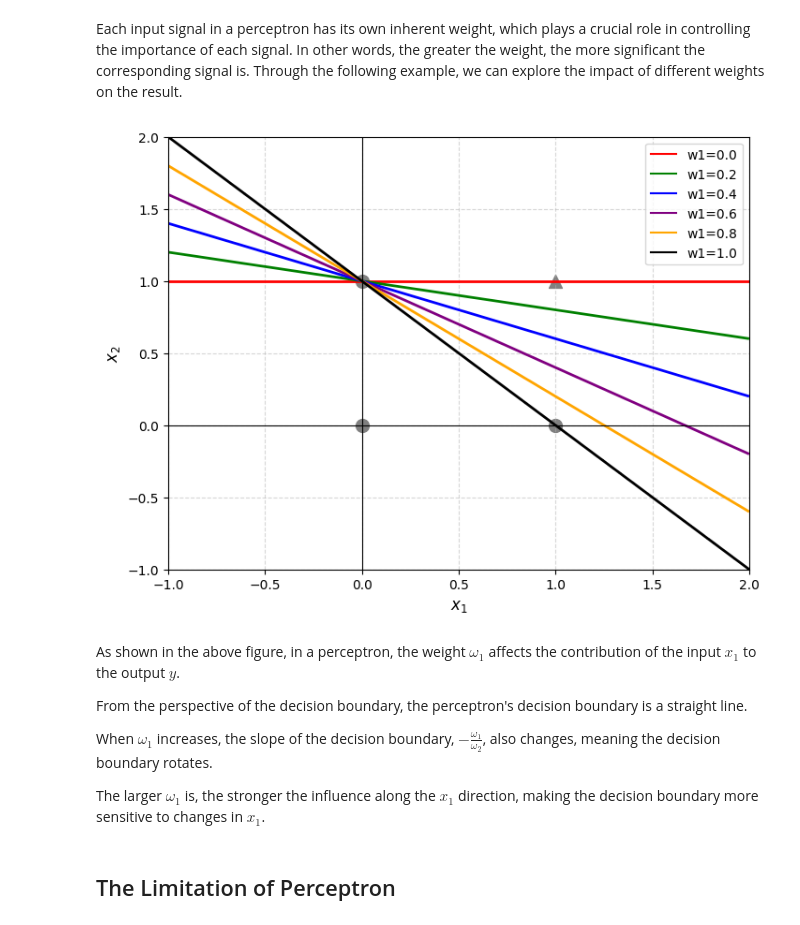
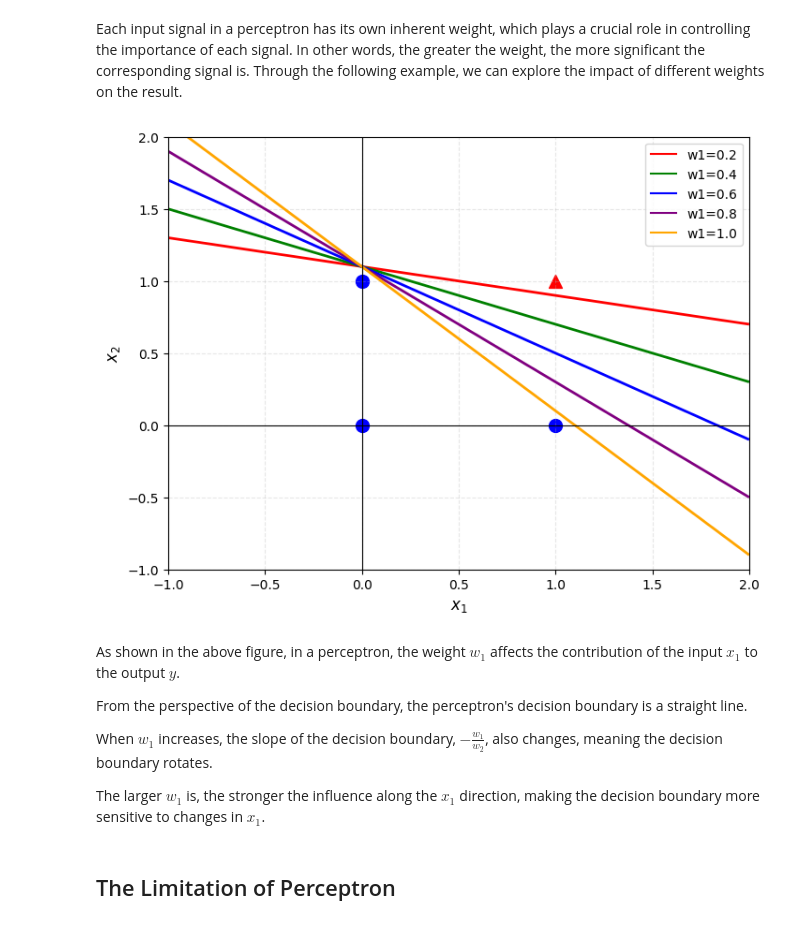
Before and after one commit to Bristol-Training/intro-to-ai, a Jupyter notebook: TheoryPart1/TheoryPart1_Boyi.ipynb, the cells around one changed output. Drawn from its saved outputs; the diff is of its cells as text; code cells hidden in the pictures.

Commit message:
20250327_Boyi_Polishing & Adding Functions
Boyi to polish his section on the feedback above and then merge on github
Boyi to add decision boundary functions to Huw's code.

```diff
--- a/TheoryPart1/TheoryPart1_Boyi.ipynb
+++ b/TheoryPart1/TheoryPart1_Boyi.ipynb
@@ -66,10 +66,10 @@ def draw_decision_boundary_and_gate(w1,w2,b):
     # Plotting the data points
     point_pos_x1 = np.array([1])
     point_pos_x2 = np.array([1])
-    plt.scatter(point_pos_x1, point_pos_x2, color='gray', marker='^', s=100)
+    plt.scatter(point_pos_x1, point_pos_x2, color='red', marker='^', s=100)
     point_neg_x1 = np.array([0, 1,0])
     point_neg_x2 = np.array([1, 0,0])
-    plt.scatter(point_neg_x1, point_neg_x2, color='gray', marker='o', s=100)
+    plt.scatter(point_neg_x1, point_neg_x2, color='blue', marker='o', s=100)
 
     # Drawing the decision boundary
     x1_vals = np.linspace(-1, 2, 100)
@@ -86,10 +86,10 @@ def draw_decision_boundary_and_gate(w1,w2,b):
     plt.ylabel('$x_2$', fontsize=12)
     plt.axhline(0, color='black', linewidth=0.8)
     plt.axvline(0, color='black', linewidth=0.8)
-    plt.grid(True, linestyle='--', alpha=0.5)
+    plt.grid(True, linestyle='--', alpha=0.3)
 
     # Displaying the plot
     plt.show()
 
-draw_decision_boundary_and_gate(w1=1,w2=1,b=-1.5)
+draw_decision_boundary_and_gate(w1=1,w2=0.8,b=-1.5)
 # %% [output]
@@ -106,6 +106,7 @@ Bias is a parameter that adjusts the ease with which a neuron is activated (i.e.
 import numpy as np
 import matplotlib.pyplot as plt
 from matplotlib.lines import Line2D
+from itertools import cycle
 
 def draw_decision_boundary_and_gate(w1,w2,b_list):
     # Creating the plot
@@ -114,14 +115,15 @@ def draw_decision_boundary_and_gate(w1,w2,b_list):
     # Plotting the data points
     point_pos_x1 = np.array([1])
     point_pos_x2 = np.array([1])
-    plt.scatter(point_pos_x1, point_pos_x2, color='gray', marker='^', s=100)
+    plt.scatter(point_pos_x1, point_pos_x2, color='red', marker='^', s=100)
     point_neg_x1 = np.array([0, 1,0])
     point_neg_x2 = np.array([1, 0,0])
-    plt.scatter(point_neg_x1, point_neg_x2, color='gray', marker='o', s=100)
+    plt.scatter(point_neg_x1, point_neg_x2, color='blue', marker='o', s=100)
 
     # Drawing the decision boundaries
     proxy_lines=[]
-    colors=['r', 'black','b']
+    color_cycle = cycle(['r', 'g', 'b', 'purple', 'orange', 'black'])
+    colors = [next(color_cycle) for _ in range(len(b_list))]
     labels=[]
     for i,b in enumerate(b_list):
         x1_vals = np.linspace(-1, 2, 100)
@@ -139,13 +141,13 @@ def draw_decision_boundary_and_gate(w1,w2,b_list):
     plt.ylabel('$x_2$', fontsize=12)
     plt.axhline(0, color='black', linewidth=0.8)
     plt.axvline(0, color='black', linewidth=0.8)
-    plt.grid(True, linestyle='--', alpha=0.5)
+    plt.grid(True, linestyle='--', alpha=0.3)
     plt.legend(proxy_lines, labels)
 
     # Displaying the plot
     plt.show()
 
 # Keep w1 and w2 constant and only adjust b
-b_list=np.arange(-1, -2.5, -0.5)
-draw_decision_boundary_and_gate(w1=1,w2=1,b_list=b_list)
+b_list=np.arange(-1.1, -1.7, -0.1)
+draw_decision_boundary_and_gate(w1=1,w2=0.8,b_list=b_list)
 # %% [output]
@@ -160,6 +162,7 @@ Each input signal in a perceptron has its own inherent weight, which plays a cru
 import numpy as np
 import matplotlib.pyplot as plt
 from matplotlib.lines import Line2D
+from itertools import cycle
 
 def draw_decision_boundary_and_gate(w1_list,w2,b):
     # Creating the plot
@@ -168,50 +171,51 @@ def draw_decision_boundary_and_gate(w1_list,w2,b):
     # Plotting the data points
     point_pos_x1 = np.array([1])
     point_pos_x2 = np.array([1])
-    plt.scatter(point_pos_x1, point_pos_x2, color='gray', marker='^', s=100)
+    plt.scatter(point_pos_x1, point_pos_x2, color='red', marker='^', s=100)
     point_neg_x1 = np.array([0, 1,0])
     point_neg_x2 = np.array([1, 0,0])
-    plt.scatter(point_neg_x1, point_neg_x2, color='gray', marker='o', s=100)
+    plt.scatter(point_neg_x1, point_neg_x2, color='blue', marker='o', s=100)
 
     # Drawing the decision boundaries
     proxy_lines=[]
-    colors=['r', 'g', 'b', 'purple', 'orange','black']
+    color_cycle = cycle(['r', 'g', 'b', 'purple', 'orange', 'black'])
+    colors = [next(color_cycle) for _ in range(len(w1_list))]
     labels=[]
     for i,w1 in enumerate(w1_list):
         x1_vals = np.linspace(-1, 2, 100)
         x2_vals = np.linspace(-1, 2, 100)
         x1, x2 = np.meshgrid(x1_vals, x2_vals)
         y = w1 * x1 + w2 * x2 + b
         plt.contour(x1, x2, y, levels=[0],linewidths=2,colors=colors[i])
         proxy_lines.append(Line2D([0], [0], color=colors[i], linestyle='-'))
         labels.append(f'w1={w1:.1f}')
 
     # Plot settings
     plt.xlim(-1, 2)
     plt.ylim(-1, 2)
     plt.xlabel('$x_1$', fontsize=12)
     plt.ylabel('$x_2$', fontsize=12)
     plt.axhline(0, color='black', linewidth=0.8)
     plt.axvline(0, color='black', linewidth=0.8)
-    plt.grid(True, linestyle='--', alpha=0.5)
+    plt.grid(True, linestyle='--', alpha=0.3)
     plt.legend(proxy_lines, labels)
 
     # Displaying the plot
     plt.show()
 
 # Keep w2 and b constant and only adjust w1
-w1_list=np.arange(0, 1.2, 0.2)
-draw_decision_boundary_and_gate(w1_list=w1_list,w2=1,b=-1)
+w1_list=np.arange(0.2, 1.2, 0.2)
+draw_decision_boundary_and_gate(w1_list=w1_list,w2=1,b=-1.1)
 # %% [output]
-[figure, old version]
+[figure, new version]
 # %% [markdown]
-As shown in the above figure, in a perceptron, the weight $\omega_1$ affects the contribution of the input $x_1$  to the output $y$.
+As shown in the above figure, in a perceptron, the weight $w_1$ affects the contribution of the input $x_1$  to the output $y$.
 
 From the perspective of the decision boundary, the perceptron's decision boundary is a straight line.
 
-When $\omega_1$ increases, the slope of the decision boundary, $-\frac{\omega_1}{\omega_2}$, also changes, meaning the decision boundary rotates.
+When $w_1$ increases, the slope of the decision boundary, $-\frac{w_1}{w_2}$, also changes, meaning the decision boundary rotates.
 
-The larger $\omega_1$ is, the stronger the influence along the $x_1$ direction, making the decision boundary more sensitive to changes in $x_1$.
+The larger $w_1$ is, the stronger the influence along the $x_1$ direction, making the decision boundary more sensitive to changes in $x_1$.
 # %% [markdown]
 ## The Limitation of Perceptron
 # %% [markdown]
```
Also changed, not shown: parts of 8 cells of this notebook, 1 other file.
